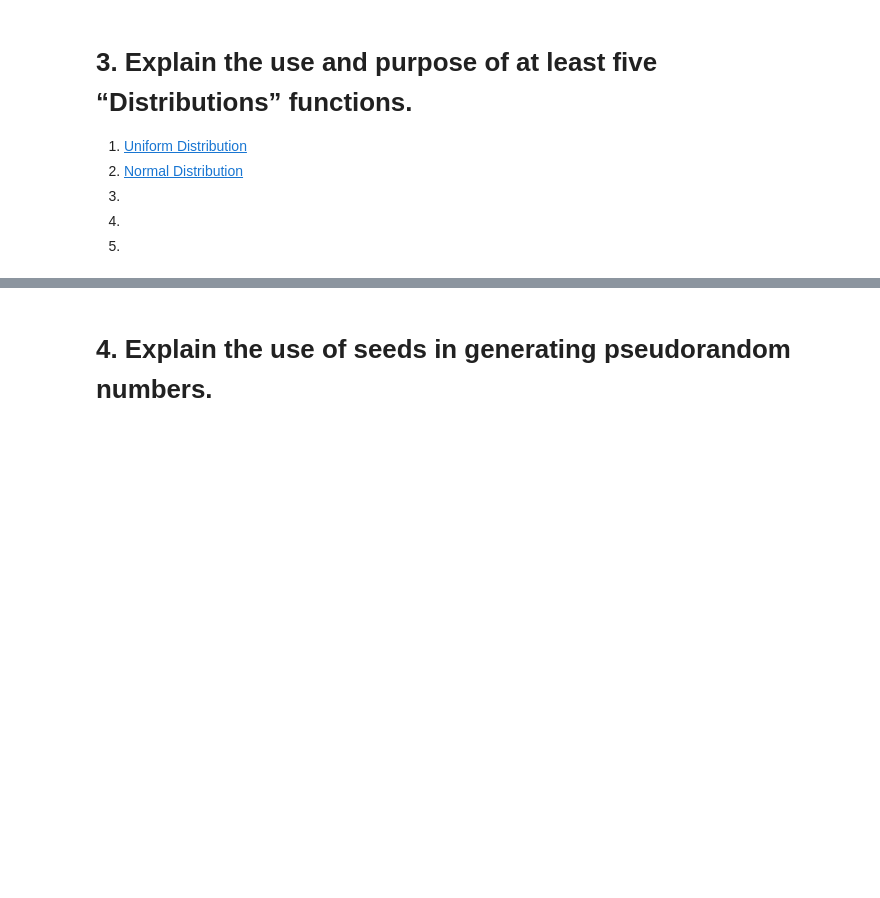
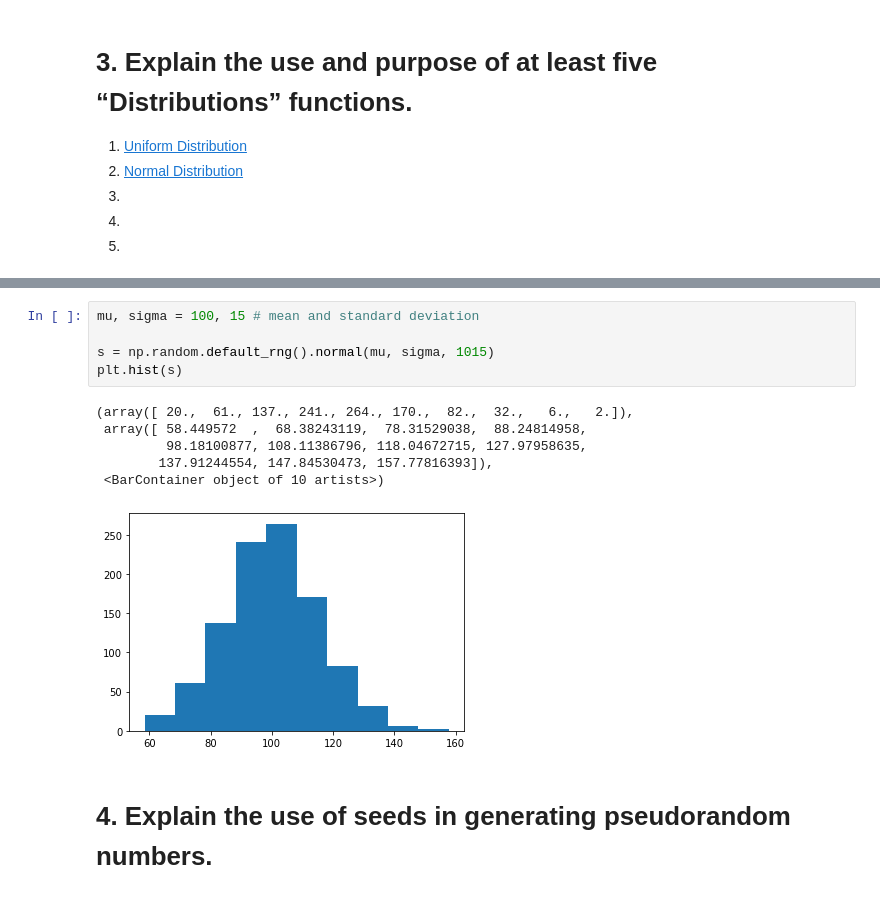
Before and after one commit to DPR-droid/2021_11_Programming-for-Data-Analysis-Assignment-2021, a Jupyter notebook: numpy-random.ipynb, the cells around one changed output, grey strips where cells are left out. Cells and saved outputs as stored; diff of their text form; blank space fills up the shorter version.

```diff
--- a/numpy-random.ipynb
+++ b/numpy-random.ipynb
@@ -319,3 +364,15 @@ Output totals to identify the highest probable outcome when throwning two dice
+# %%
+mu, sigma = 100, 15 # mean and standard deviation
+
+s = np.random.default_rng().normal(mu, sigma, 1015)
+plt.hist(s)
+# %% [output]
+(array([ 20.,  61., 137., 241., 264., 170.,  82.,  32.,   6.,   2.]),
+ array([ 58.449572  ,  68.38243119,  78.31529038,  88.24814958,
+         98.18100877, 108.11386796, 118.04672715, 127.97958635,
+        137.91244554, 147.84530473, 157.77816393]),
+ <BarContainer object of 10 artists>)
+[figure, added]
 # %% [markdown]
 # 4. Explain the use of seeds in generating pseudorandom numbers.
 # %% [markdown]
```
Also changed, not shown: parts of 12 cells of this notebook.
